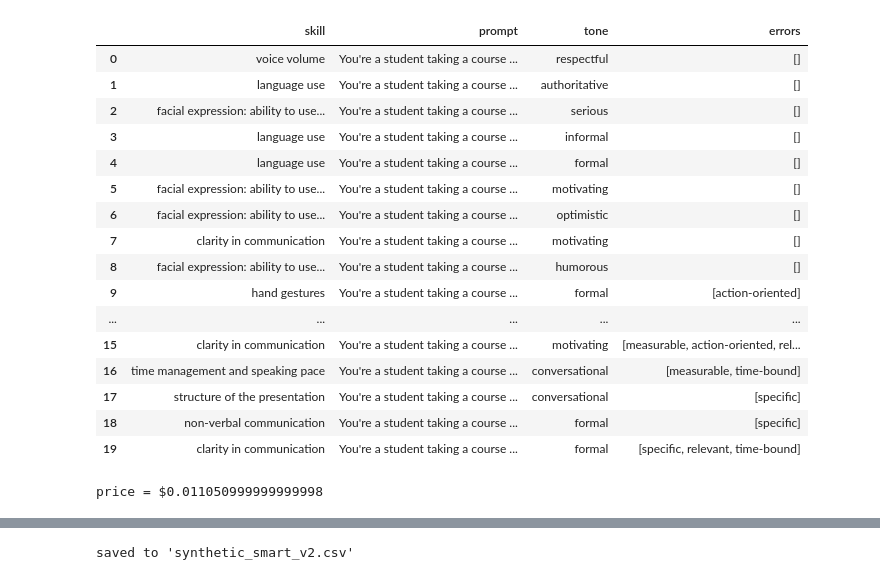
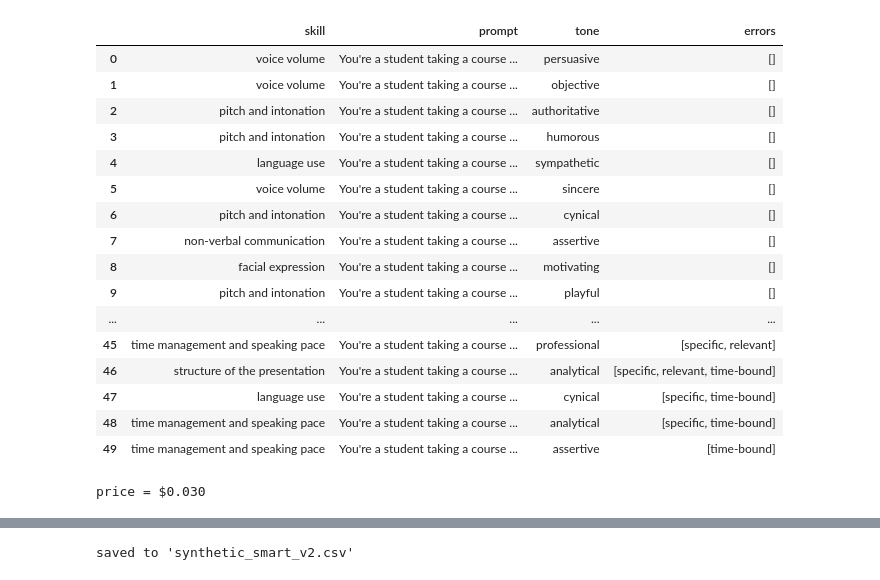
Before and after one commit to dangbert/thesis_app, a Jupyter notebook: model/synthetic_smart.ipynb, the cells around one changed output, grey strips where cells are left out. Drawn from its saved outputs; the diff is of its cells as text; code cells hidden in the pictures.

```diff
--- a/model/synthetic_smart.ipynb
+++ b/model/synthetic_smart.ipynb
@@ -17,63 +17,65 @@ importlib.reload(promptlib)
 
 config.source_dot_env()
 
-SAMPLE_SIZE = 20
+SAMPLE_SIZE = 50
+TOP_P = 0.65 # temperature-like control for higher diversity
 data = {
     "skill": [],
     "prompt": [],
     "tone": [],
     "errors": [],
 }
 for i in range(SAMPLE_SIZE):
     skill = random.choice(list(promptlib.SKILLS.keys()))
     tone = random.choice(promptlib.TONES)
     skill_description = promptlib.SKILLS[skill]
 
-    extra = ""
     smart_errors = []
+    # for extra diversity, ask for a specific word to be included in the response
+    extra = f"And incorporate the word '{random.choice(promptlib.EDUCATION_WORDS)}' into your response. "
     if random.randint(0, 1) == 0:
         # randomly make a few errors in SMART formulation
         num_errors = random.choices([1, 2, 3], weights=[0.5, 0.35, 0.15])[0]
         smart_errors = random.sample(promptlib.SMART, num_errors)
-        extra = f"Also intentionally formulate your SMART goal/plan such that the following attributes are not adherent to the SMART formulation: {', '.join(smart_errors)}."
+        extra += f"Also intentionally formulate your SMART goal/plan such that the following attributes are NOT adherent to the SMART formulation: {', '.join(smart_errors)}."
 
     prompt = promptlib.PROMPT_SYTHNETIC_SMART.format(skill=skill, skill_description=skill_description, tone=tone, extra=extra)
     data["skill"].append(skill)
     data["tone"].append(tone)
     data["prompt"].append(prompt)
     smart_errors.sort(key=lambda x: promptlib.SMART.index(x))
     data["errors"].append(smart_errors)
 
 
 df = pd.DataFrame(data)
 # sort by len(errors) and reindex
 df = df.sort_values(by="errors").reset_index(drop=True)
 
 display(df)
 # %% [output]
 |  | skill | prompt | tone | errors |
-| 0 | voice volume | You're a student taking a course ... | respectful | [] |
-| 1 | language use | You're a student taking a course ... | authoritative | [] |
-| 2 | facial expression: ability to use... | You're a student taking a course ... | serious | [] |
-| 3 | language use | You're a student taking a course ... | informal | [] |
-| 4 | language use | You're a student taking a course ... | formal | [] |
-| 5 | facial expression: ability to use... | You're a student taking a course ... | motivating | [] |
-| 6 | facial expression: ability to use... | You're a student taking a course ... | optimistic | [] |
-| 7 | clarity in communication | You're a student taking a course ... | motivating | [] |
-| 8 | facial expression: ability to use... | You're a student taking a course ... | humorous | [] |
-| 9 | hand gestures | You're a student taking a course ... | formal | [action-oriented] |
+| 0 | voice volume | You're a student taking a course ... | persuasive | [] |
+| 1 | voice volume | You're a student taking a course ... | objective | [] |
+| 2 | pitch and intonation | You're a student taking a course ... | authoritative | [] |
+| 3 | pitch and intonation | You're a student taking a course ... | humorous | [] |
+| 4 | language use | You're a student taking a course ... | sympathetic | [] |
+| 5 | voice volume | You're a student taking a course ... | sincere | [] |
+| 6 | pitch and intonation | You're a student taking a course ... | cynical | [] |
+| 7 | non-verbal communication | You're a student taking a course ... | assertive | [] |
+| 8 | facial expression | You're a student taking a course ... | motivating | [] |
+| 9 | pitch and intonation | You're a student taking a course ... | playful | [] |
 | ... | ... | ... | ... | ... |
-| 15 | clarity in communication | You're a student taking a course ... | motivating | [measurable, action-oriented, rel... |
-| 16 | time management and speaking pace | You're a student taking a course ... | conversational | [measurable, time-bound] |
-| 17 | structure of the presentation | You're a student taking a course ... | conversational | [specific] |
-| 18 | non-verbal communication | You're a student taking a course ... | formal | [specific] |
-| 19 | clarity in communication | You're a student taking a course ... | formal | [specific, relevant, time-bound] |
+| 45 | time management and speaking pace | You're a student taking a course ... | professional | [specific, relevant] |
+| 46 | structure of the presentation | You're a student taking a course ... | analytical | [specific, relevant, time-bound] |
+| 47 | language use | You're a student taking a course ... | cynical | [specific, time-bound] |
+| 48 | time management and speaking pace | You're a student taking a course ... | analytical | [specific, time-bound] |
+| 49 | time management and speaking pace | You're a student taking a course ... | assertive | [time-bound] |
 # %%
 model = gpt.GPTModel() # gpt 3
-outputs, meta = model(list(df["prompt"]), json_mode=True)
+outputs, meta = model(list(df["prompt"]), top_p=TOP_P, json_mode=True)
 print(f"price = ${model.compute_price(meta):.3f}")
 # %% [output]
-price = $0.011050999999999998
+price = $0.030
 # %%
 smart, plan = [], []
 for output in outputs:
```
Also changed, not shown: parts of 2 cells of this notebook, 1 other file.
